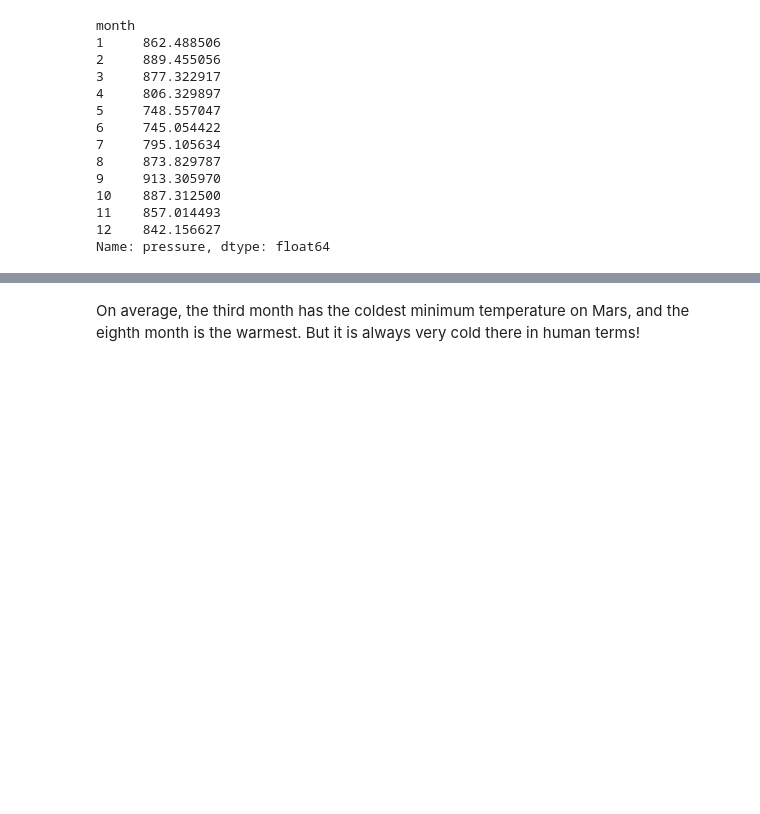
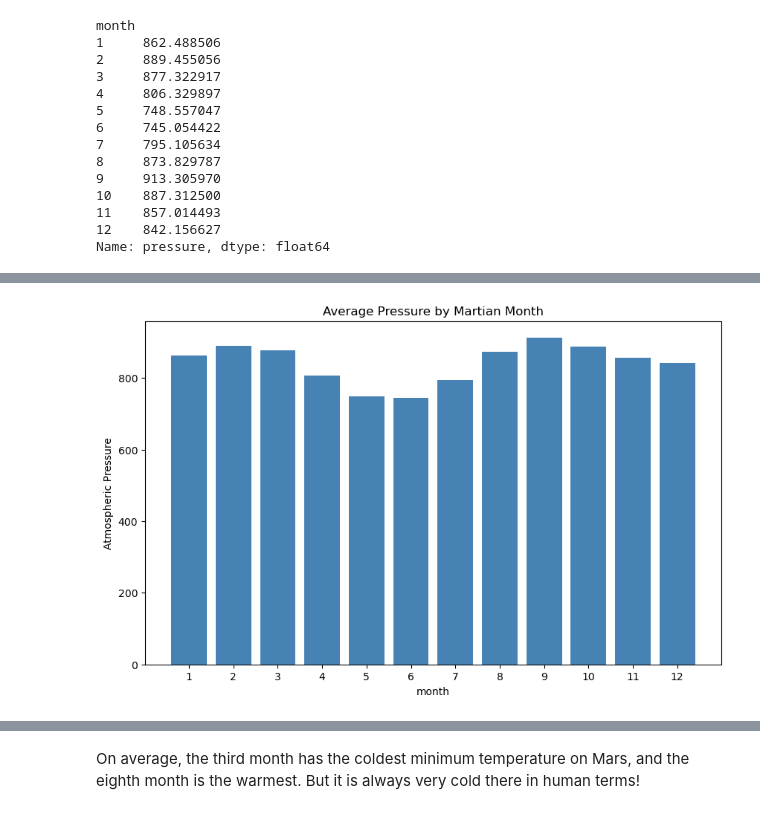
Before and after one commit to teelam1910/data_collection-analysis, a Jupyter notebook: part_2_mars_weather.ipynb, the cells around one changed output, grey strips where cells are left out. Saved outputs shown, nothing was run; the diff lists cells and outputs as text; code cells hidden in the pictures; blank space fills up the shorter version.

```diff
--- a/part_2_mars_weather.ipynb
+++ b/part_2_mars_weather.ipynb
@@ -247,5 +230,7 @@ monthly_totals.index.name = 'month'
 # %%
 # 4. Average pressure by Martian month
+avg_pressure = df.groupby('month')['pressure'].mean()
+avg_pressure
 # %% [output]
 month
 1     862.488506
@@ -268,2 +249,14 @@ Name: pressure, dtype: float64
+# %%
+# Plot the average pressure by month
+plt.figure(figsize=(10, 6))
+plt.bar(avg_pressure.index, avg_pressure.values, color='steelblue')
+plt.title('Average Pressure by Martian Month')
+plt.xlabel('month')
+plt.ylabel('Atmospheric Pressure')
+plt.xticks(range(1, 13), avg_pressure.index)
+
+plt.show()
+# %% [output]
+[figure, added]
 # %%
 # 5. How many terrestrial (earth) days are there in a Martian year?
```
Also changed, not shown: parts of 9 cells of this notebook.
